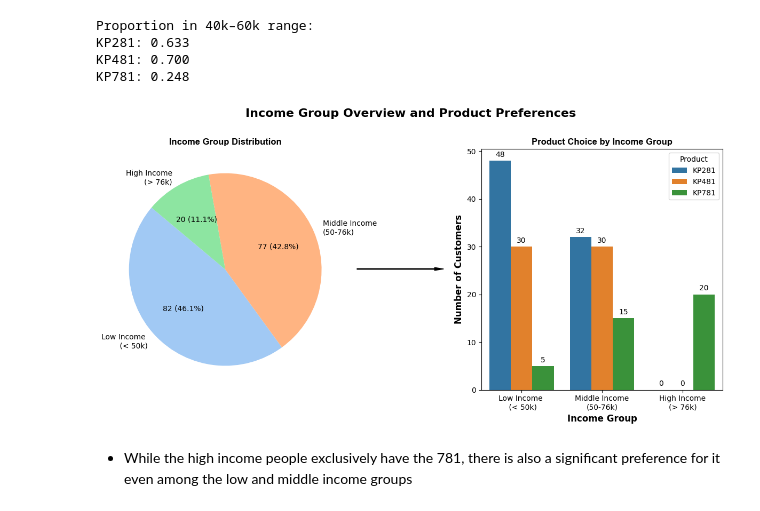
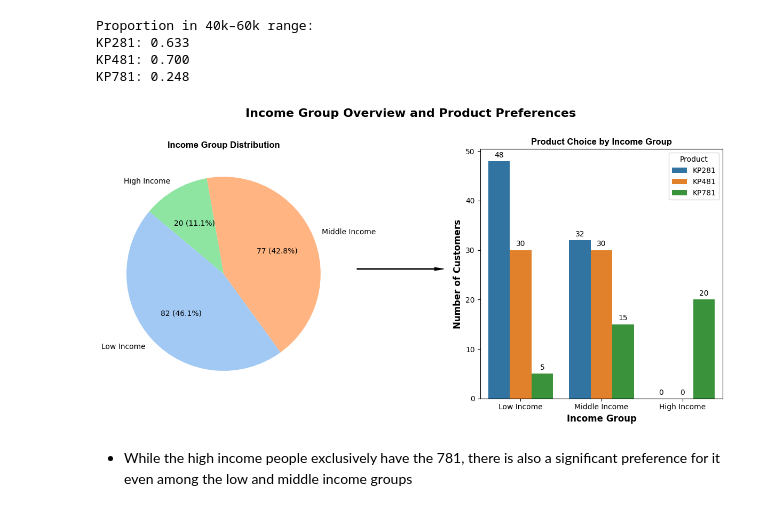
Before and after one commit to manipuppeteer/Data-Science-and-ML-Projects, a Jupyter notebook: Business case study treadmill/CaseStudy.ipynb, the cells around one changed output. Cells and saved outputs as stored; diff of their text form; code cells hidden in the pictures.

```diff
--- a/Business case study treadmill/CaseStudy.ipynb
+++ b/Business case study treadmill/CaseStudy.ipynb
@@ -250,7 +250,7 @@ KP481: 0.700
 KP781: 0.248
 # %%
 bins = [0, 50000, 76000, float('inf')]
-labels = ['Low Income \n (< 50k)', 'Middle Income\n(50-76k)', 'High Income\n(> 76k)']
+labels = ['Low Income', 'Middle Income', 'High Income']
 
 data['IncomeGroup'] = pd.cut(data['Income'], bins=bins, labels=labels, right=False)
 data['IncomeGroup'].value_counts()
@@ -276,34 +276,34 @@ total = income_counts.sum()
 # Custom function to format as: "count (percent%)"
 def format_label(pct):
     count = int(pct * total / 100)
     return f'{count} ({pct:.1f}%)'
 
 ax1.pie(income_counts, labels=income_counts.index, autopct=format_label,startangle=140, colors=colors)
 ax1.set_title('Income Group Distribution', fontdict=fontdict)
 
 # -------------------------
 # 2. GROUPED BAR PLOT: Product vs IncomeGroup
 # -------------------------
 bar_ax = sns.barplot(data=counts, x='IncomeGroup', y='Count', hue='Product', ax=ax2)
 plt.xlabel('Income Group', fontsize=12, fontweight='bold')
 # Add data labels
 for container in bar_ax.containers:
     bar_ax.bar_label(container, padding=3)
 
 ax2.set_title('Product Choice by Income Group', fontdict=fontdict)
 ax2.set_ylabel('Number of Customers', fontsize=12, fontweight='bold')
 
 # -------------------------
 # 3. Draw an arrow from pie to bar
 # -------------------------
 plt.annotate('', xy=(0.55, 0.5), xytext=(0.4, 0.5),
              arrowprops=dict(facecolor='black', shrink=0.05, width=1, headwidth=4),
              xycoords='figure fraction')
 
 plt.tight_layout()
 plt.show()
 # %% [output]
-[figure, old version]
+[figure, new version]
 # %% [markdown]
 - While the high income people exclusively have the 781, there is also a significant preference for it even among the low
   and middle income groups
```
Also changed, not shown: parts of 8 cells of this notebook.
